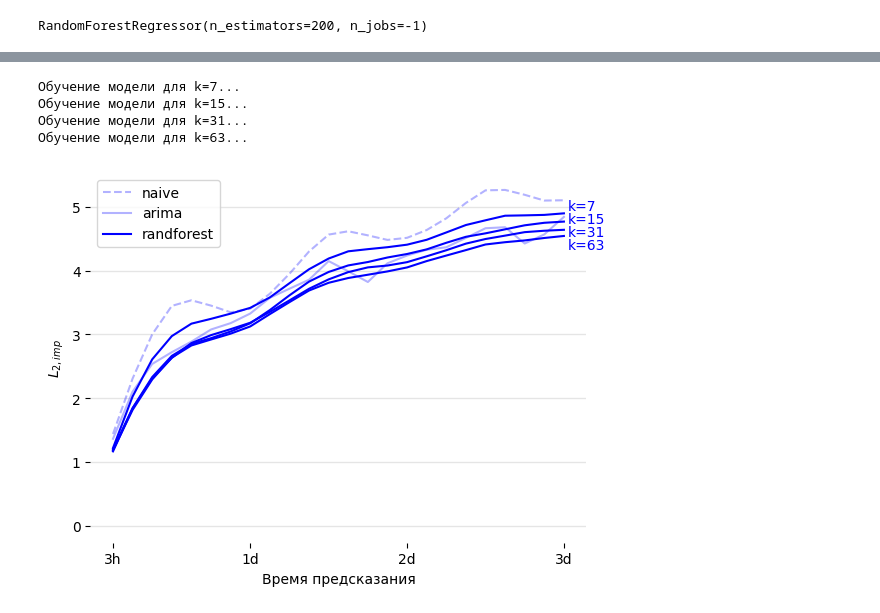
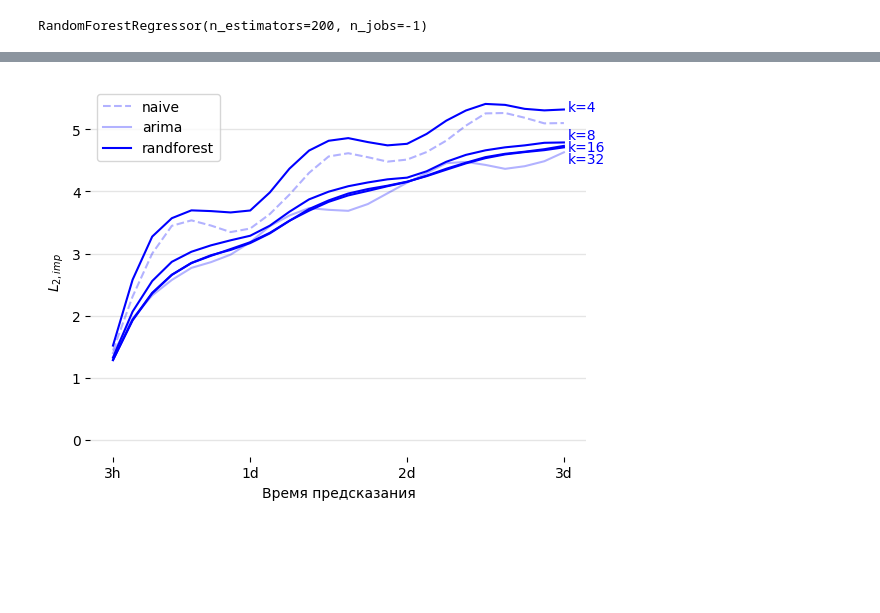
Before and after one commit to S0krat/FQW, a Jupyter notebook: randforest.ipynb, the cells around one changed output, grey strips where cells are left out. Drawn from its saved outputs; the diff is of its cells as text; code cells hidden in the pictures; blank space fills up the shorter version.

```diff
--- a/randforest.ipynb
+++ b/randforest.ipynb
@@ -59,14 +53,14 @@ l2_improved(regr.predict(X_test), Y_test, 0)
 # %%
 from sklearn.ensemble import RandomForestRegressor
 
-for k in [7, 15, 23, 31, 63]:
-    X_train = np.array([diffs_train[i:i+k] for i in range(0, 52492-k, 3)])
-    Y_train = np.array([diffs_train[i+k] for i in range(0, 52492-k, 3)])
-    X_test = np.array([diffs_test[i:i+k] for i in range(0, 2919-k, 1)])
-    Y_test = np.array([diffs_test[i+k] for i in range(0, 2919-k, 1)])
+for k in [4, 8, 16, 23, 32]:
+    X_train = np.array([temp_train[i:i+k] for i in range(0, 50000-k, 3)])
+    Y_train = np.array([temp_train[i+k] for i in range(0, 50000-k, 3)])
+    X_test = np.array([temp_test[i:i+k] for i in range(0, 5000-k, 1)])
+    Y_test = np.array([temp_test[i+k] for i in range(0, 5000-k, 1)])
 
     print(f"Обучение модели для k={k}...")
     regr = RandomForestRegressor(n_estimators = 100,
                              n_jobs=-1)
     regr.fit(X_train, Y_train)
-    print(f"Полученная метрика: {l2_improved(regr.predict(X_test), Y_test, [(x % 8) * 3 for x in list(range(k, 2919))])}", end='\n\n')
+    print(f"Полученная метрика: {l2_improved(regr.predict(X_test), Y_test, [(x % 8) * 3 for x in list(range(k, 5000))])}", end='\n\n')
@@ -102,59 +112,52 @@ for k in [7, 15, 23, 31, 63]:
-# %%
-from sklearn.ensemble import RandomForestRegressor
-import matplotlib.pyplot as plt
-
-errors2d = []
-for k in [7, 15, 31, 63]:
-    X_train = np.array([temp_train[i:i+k] for i in range(0, 52450-k, 3)])
-    Y_train = np.array([temp_train[i+k] for i in range(0, 52450-k, 3)])
-    X_test = np.array([temp_test[i:i+k] for i in range(0, 2890-k, 1)])
-    Y_test = np.array([temp_test[i+k] for i in range(0, 2890-k, 1)])
-
-    print(f"Обучение модели для k={k}...")
-    regr = RandomForestRegressor(n_estimators = 100,
-                                n_jobs=-1)
-    regr.fit(X_train, Y_train)
-    errors = []
-
-    for j in range(24):
-        result = regr.predict(X_test)
-        errors.append(l2_improved(result, Y_test, [((x + j) % 8) * 3 for x in list(range(k, 2890))]))
-
-        X_test = np.concatenate((X_test[:,1:], result.reshape(-1, 1)), axis=1)
-        Y_test = np.array([temp_test[i+k] for i in range(j + 1, 2891+j-k, 1)])
-
-    errors2d.append(errors)
-# %% [output]
-Обучение модели для k=7...
-Обучение модели для k=15...
-Обучение модели для k=31...
-Обучение модели для k=63...
 # %%
-errors_arima = [1.3648835928739165, 2.1035506856498496, 2.537050965478064, 2.7212447140235474, 2.8866002234543053, 3.076821962631482, 3.1759682281117727, 3.3263500752832975, 3.572915794746735, 3.7152302234394994, 3.856319719449047, 4.14786543760261, 3.98814916662553, 3.8205142676643224, 4.113673670867024, 4.235502299123145, 4.325594985614661, 4.364605765604793, 4.5109944300821185, 4.662437254969248, 4.6786682879444115, 4.423366145483313, 4.565969660006295, 4.839871317764217]
+errors_arima = [1.398943958112404,
+ 1.954334177565147,
+ 2.326857084232254,
+ 2.5746966935799356,
+ 2.7693452709431945,
+ 2.8621212888566303,
+ 2.982697914144897,
+ 3.183010958581057,
+ 3.440759249346851,
+ 3.612705383092941,
+ 3.731824087148361,
+ 3.7039403738128374,
+ 3.6878692452430584,
+ 3.797037028858935,
+ 3.9696905743434177,
+ 4.141327882484276,
+ 4.296106362502797,
+ 4.454907678548909,
+ 4.475505731986162,
+ 4.426781713841289,
+ 4.3638058001347195,
+ 4.406177101760469,
+ 4.486027679613066,
+ 4.629906797962586]
 errors_naive = [1.4397780182050635, 2.3083268163831785, 3.0005590439356684, 3.4464083445843094, 3.5343083326293887, 3.450806992828847, 3.3459484850706747, 3.402772319273203, 3.6361483346044765, 3.948508871997673, 4.298853263008481, 4.5630259197489895, 4.615051857565328, 4.55103620640407, 4.479715994589277, 4.512580692266964, 4.634599339409483, 4.817826161745919, 5.058715571267133, 5.256200029814936, 5.262736502585181, 5.18633236475787, 5.0960702480490525, 5.10072170495821]
 # %%
 x_values = list(range(24))
 names=['3h','6h','               ','12h','              ','18h','             ','1d','            ','           ','          ','1d12h','         ','        ','       ','2d', ' ','  ','   ','2d12h','    ','     ','      ','3d']
 
 plt.box(False)
 for h in range(6):
     plt.axhline(y=h, color='black', alpha=0.1, lw=1)
 
 plt.plot(x_values, errors_naive, color="blue", alpha=0.3, label="naive", ls="--")
 plt.plot(x_values, errors_arima, color="blue", alpha=0.3, label="arima")
 plt.plot(x_values, errors2d[0], color="blue",label="randforest")
 plt.plot(x_values, errors2d[1], color="blue")
 plt.plot(x_values, errors2d[2], color="blue")
 plt.plot(x_values, errors2d[3], color="blue")
-plt.text(23.2, 4.94, "k=7", color='blue')
-plt.text(23.2, 4.74, "k=15", color='blue')
-plt.text(23.2, 4.54, "k=31", color='blue')
-plt.text(23.2, 4.34, "k=63", color='blue')
+plt.text(23.2, 5.3, "k=4", color='blue')
+plt.text(23.2, 4.85, "k=8", color='blue')
+plt.text(23.2, 4.65, "k=16", color='blue')
+plt.text(23.2, 4.45, "k=32", color='blue')
 plt.xticks(x_values, names)
 plt.xticks([0,7,15,23])
 plt.xlabel("Время предсказания")
 plt.ylabel("$L_{2,imp}$")
 plt.legend()
 plt.show()
 # %% [output]
-[figure, old version]
+[figure, new version]
```
Also changed, not shown: parts of 8 cells of this notebook.
